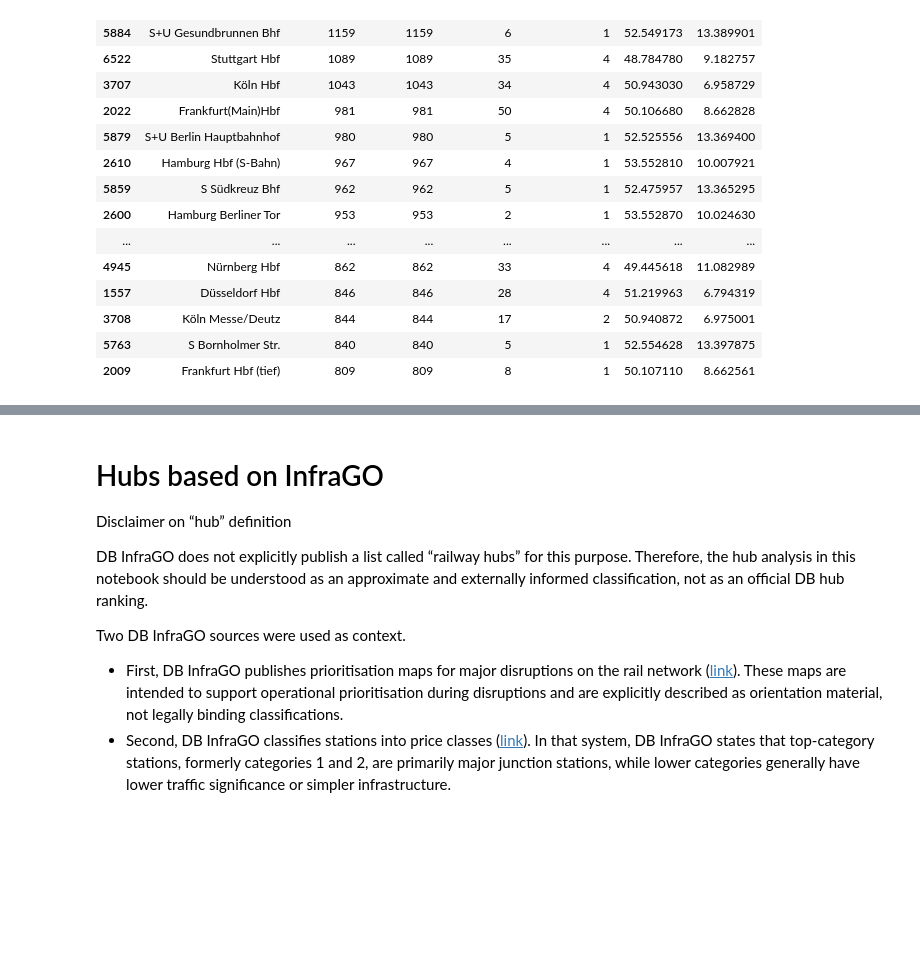
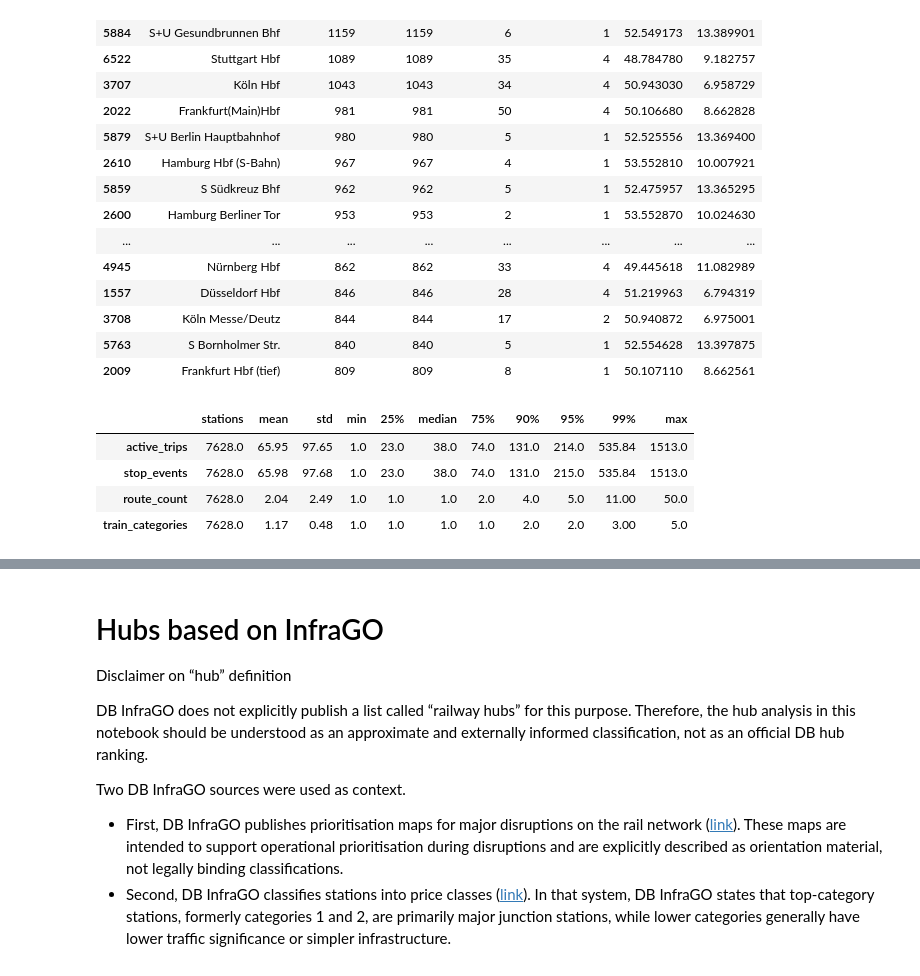
Before and after one commit to Jackson-7/bahnfluss-deutschland, a Jupyter notebook: analysis.ipynb, the cells around one changed output, grey strips where cells are left out. Saved outputs shown, nothing was run; the diff lists cells and outputs as text; code cells hidden in the pictures; blank space fills up the shorter version.

```diff
--- a/analysis.ipynb
+++ b/analysis.ipynb
@@ -497,6 +495,53 @@ hub_candidates.head(20)
 | 3708 | Köln Messe/Deutz | 844 | 844 | 17 | 2 | 50.940872 | 6.975001 |
 | 5763 | S Bornholmer Str. | 840 | 840 | 5 | 1 | 52.554628 | 13.397875 |
 | 2009 | Frankfurt Hbf (tief) | 809 | 809 | 8 | 1 | 50.107110 | 8.662561 |
+# %%
+gtfs_metric_columns = [
+    "active_trips",
+    "stop_events",
+    "route_count",
+    "train_categories",
+]
+
+gtfs_stats = (
+    hub_candidates[gtfs_metric_columns]
+    .describe(percentiles=[0.25, 0.5, 0.75, 0.9, 0.95, 0.99])
+    .T
+    .rename(
+        columns={
+            "count": "stations",
+            "50%": "median",
+        }
+    )
+)
+
+gtfs_stats["mean_to_median_ratio"] = (
+    gtfs_stats["mean"] / gtfs_stats["median"]
+).replace([np.inf, -np.inf], np.nan)
+
+gtfs_stats = gtfs_stats[
+    [
+        "stations",
+        "mean",
+        "std",
+        "min",
+        "25%",
+        "median",
+        "75%",
+        "90%",
+        "95%",
+        "99%",
+        "max"
+    ]
+].round(2)
+
+display(gtfs_stats)
+# %% [output]
+|  | stations | mean | std | min | 25% | median | 75% | 90% | 95% | 99% | max |
+| active_trips | 7628.0 | 65.95 | 97.65 | 1.0 | 23.0 | 38.0 | 74.0 | 131.0 | 214.0 | 535.84 | 1513.0 |
+| stop_events | 7628.0 | 65.98 | 97.68 | 1.0 | 23.0 | 38.0 | 74.0 | 131.0 | 215.0 | 535.84 | 1513.0 |
+| route_count | 7628.0 | 2.04 | 2.49 | 1.0 | 1.0 | 1.0 | 2.0 | 4.0 | 5.0 | 11.00 | 50.0 |
+| train_categories | 7628.0 | 1.17 | 0.48 | 1.0 | 1.0 | 1.0 | 1.0 | 2.0 | 2.0 | 3.00 | 5.0 |
 # %%
 top_n = 25
 
```
Also changed, not shown: parts of 15 cells of this notebook.
